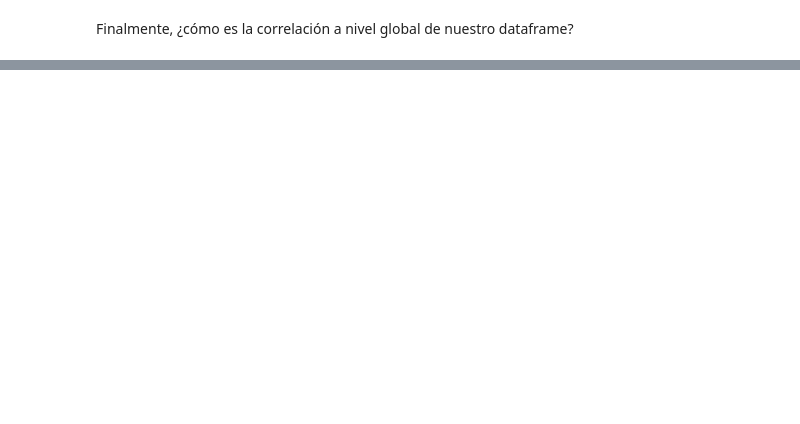
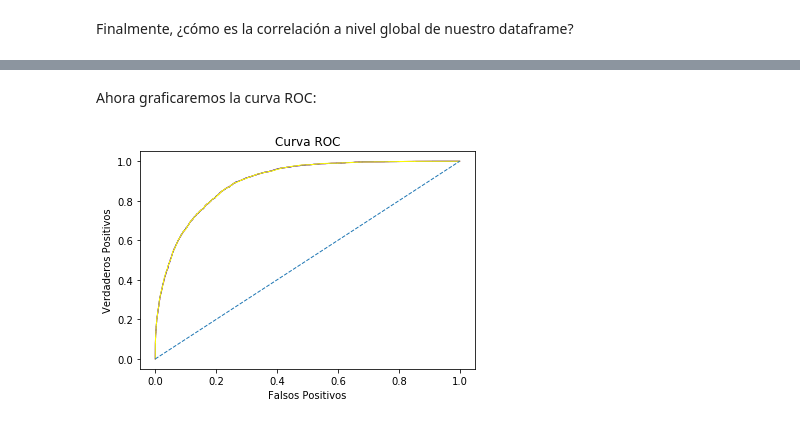
Before and after one commit to muZk/desafio-latam-ds-python, a Jupyter notebook: 02 - Fundamentos Data Science/prueba/Determinantes del ingreso.ipynb, the cells around one changed output, grey strips where cells are left out. Saved outputs shown, nothing was run; the diff lists cells and outputs as text; code cells hidden in the pictures; blank space fills up the shorter version.

```diff
--- a/02 - Fundamentos Data Science/prueba/Determinantes del ingreso.ipynb
+++ b/02 - Fundamentos Data Science/prueba/Determinantes del ingreso.ipynb
@@ -502,0 +725,3 @@ Este resultado es de esperar, pues la correlación de pearson no funciona muy bi
+# %%
+attrs_1 = list(nicos.significant_pvalues(models['result_3']).index)
+print('Para este modelo, utilizaré los siguientes atributos:\n' + '\n'.join(attrs_1))
@@ -502,0 +750,3 @@ Este resultado es de esperar, pues la correlación de pearson no funciona muy bi
+# %%
+attrs_2 = list(models['result_2'].pvalues[1:].index)
+print('Para este modelo, utilizaré los siguientes atributos:\n' + '\n'.join(attrs_2))
@@ -502,0 +777,2 @@ Este resultado es de esperar, pues la correlación de pearson no funciona muy bi
+# %%
+attrs_3 = list(models['result_1'].pvalues[1:].index)
@@ -502,0 +783,21 @@ Este resultado es de esperar, pues la correlación de pearson no funciona muy bi
+# %%
+all_attrs = [attrs_1, attrs_2, attrs_3]
+roc_curves = {}
+
+for i, attrs in enumerate(all_attrs):
+    model = LogisticRegression()
+    model.fit(X_train.loc[:, attrs], y_train)
+    model_yhat = model.predict(X_test.loc[:, attrs])
+    confusion = confusion_matrix(y_test, model_yhat)
+
+    print('========== Modelo {}, con {} atributos ==========\n'.format(i + 1, len(attrs)))
+
+    print('Matriz de confusión:\n')
+    print(pd.crosstab(y_test, model_yhat))
+
+    print('\nReporte de clasificación:\n')
+    print(classification_report(y_test, model_yhat))
+
+    prob = model.predict_proba(X_test.loc[:, attrs])[:, 1]
+    roc_curves[i] = roc_curve(y_test, prob)
+    print('\nAUC:', roc_auc_score(y_test, prob), '\n')
@@ -502,0 +822,15 @@ Este resultado es de esperar, pues la correlación de pearson no funciona muy bi
+# %% [markdown]
+Ahora graficaremos la curva ROC:
+# %%
+colors = ['tomato', 'blue', 'yellow']
+
+plt.title('Curva ROC')
+
+for i, color in enumerate(colors):
+    plt.plot(roc_curves[i][0], roc_curves[i][1], lw=1, color=color)
+
+plt.plot([0, 1], ls="--", lw=1)
+plt.ylabel('Verdaderos Positivos')
+plt.xlabel('Falsos Positivos');
+# %% [output]
+[figure, added]
```
Also changed, not shown: parts of 58 cells of this notebook, 2 other files.
